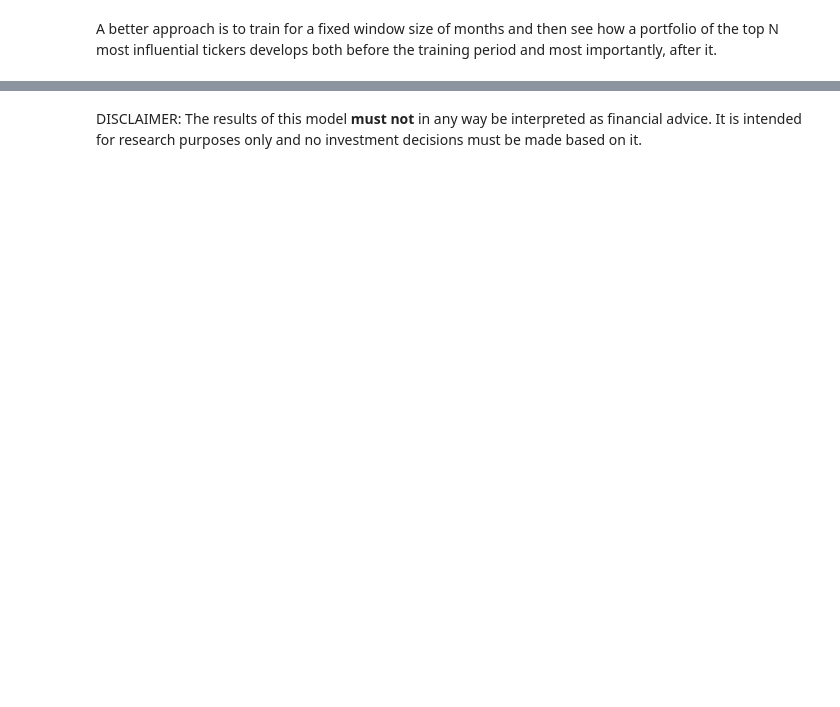
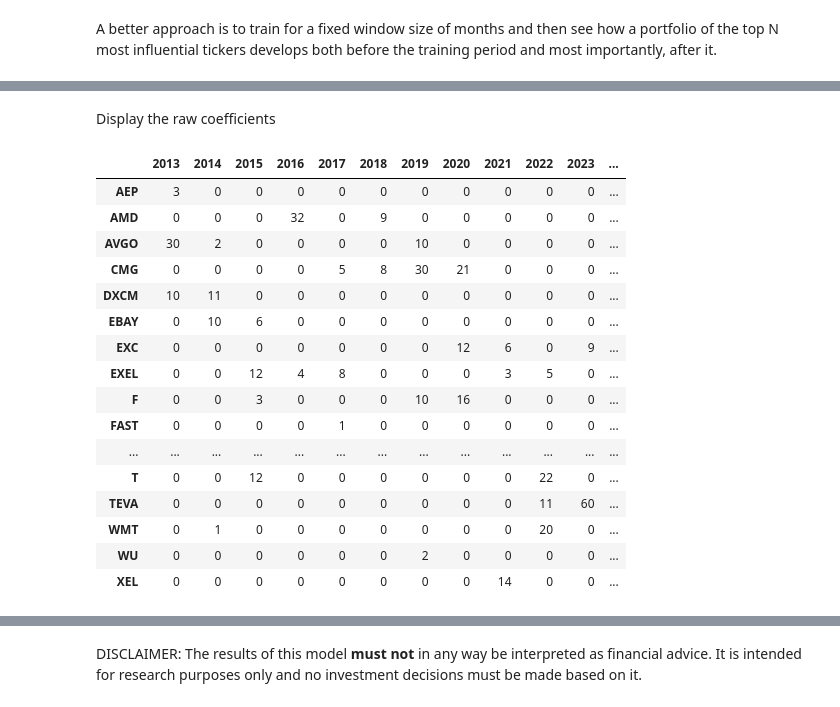
Before and after one commit to vladosht/fundamental-data, a Jupyter notebook: simple-stock-picking-model.ipynb, the cells around one changed output, grey strips where cells are left out. Drawn from its saved outputs; the diff is of its cells as text; code cells hidden in the pictures; blank space fills up the shorter version.

```diff
--- a/simple-stock-picking-model.ipynb
+++ b/simple-stock-picking-model.ipynb
@@ -189,0 +189,26 @@ weights_per_window
+# %% [markdown]
+Display the raw coefficients
+# %%
+best_picks_per_window = sorted(list(set([a_pick for window in window_results for a_pick in window[1]])))
+weights_per_window = pd.concat([window[0] for window in window_results], axis='columns')
+weights_per_window = weights_per_window.loc[best_picks_per_window]
+weights_per_window.columns = pd.to_datetime(weights_per_window.columns).year
+(weights_per_window * 100).astype(int)
+# %% [output]
+|  | 2013 | 2014 | 2015 | 2016 | 2017 | 2018 | 2019 | 2020 | 2021 | 2022 | 2023 | ... |
+| AEP | 3 | 0 | 0 | 0 | 0 | 0 | 0 | 0 | 0 | 0 | 0 | ... |
+| AMD | 0 | 0 | 0 | 32 | 0 | 9 | 0 | 0 | 0 | 0 | 0 | ... |
+| AVGO | 30 | 2 | 0 | 0 | 0 | 0 | 10 | 0 | 0 | 0 | 0 | ... |
+| CMG | 0 | 0 | 0 | 0 | 5 | 8 | 30 | 21 | 0 | 0 | 0 | ... |
+| DXCM | 10 | 11 | 0 | 0 | 0 | 0 | 0 | 0 | 0 | 0 | 0 | ... |
+| EBAY | 0 | 10 | 6 | 0 | 0 | 0 | 0 | 0 | 0 | 0 | 0 | ... |
+| EXC | 0 | 0 | 0 | 0 | 0 | 0 | 0 | 12 | 6 | 0 | 9 | ... |
+| EXEL | 0 | 0 | 12 | 4 | 8 | 0 | 0 | 0 | 3 | 5 | 0 | ... |
+| F | 0 | 0 | 3 | 0 | 0 | 0 | 10 | 16 | 0 | 0 | 0 | ... |
+| FAST | 0 | 0 | 0 | 0 | 1 | 0 | 0 | 0 | 0 | 0 | 0 | ... |
+| ... | ... | ... | ... | ... | ... | ... | ... | ... | ... | ... | ... | ... |
+| T | 0 | 0 | 12 | 0 | 0 | 0 | 0 | 0 | 0 | 22 | 0 | ... |
+| TEVA | 0 | 0 | 0 | 0 | 0 | 0 | 0 | 0 | 0 | 11 | 60 | ... |
+| WMT | 0 | 1 | 0 | 0 | 0 | 0 | 0 | 0 | 0 | 20 | 0 | ... |
+| WU | 0 | 0 | 0 | 0 | 0 | 0 | 2 | 0 | 0 | 0 | 0 | ... |
+| XEL | 0 | 0 | 0 | 0 | 0 | 0 | 0 | 0 | 14 | 0 | 0 | ... |
```
Also changed, not shown: parts of 6 cells of this notebook.
